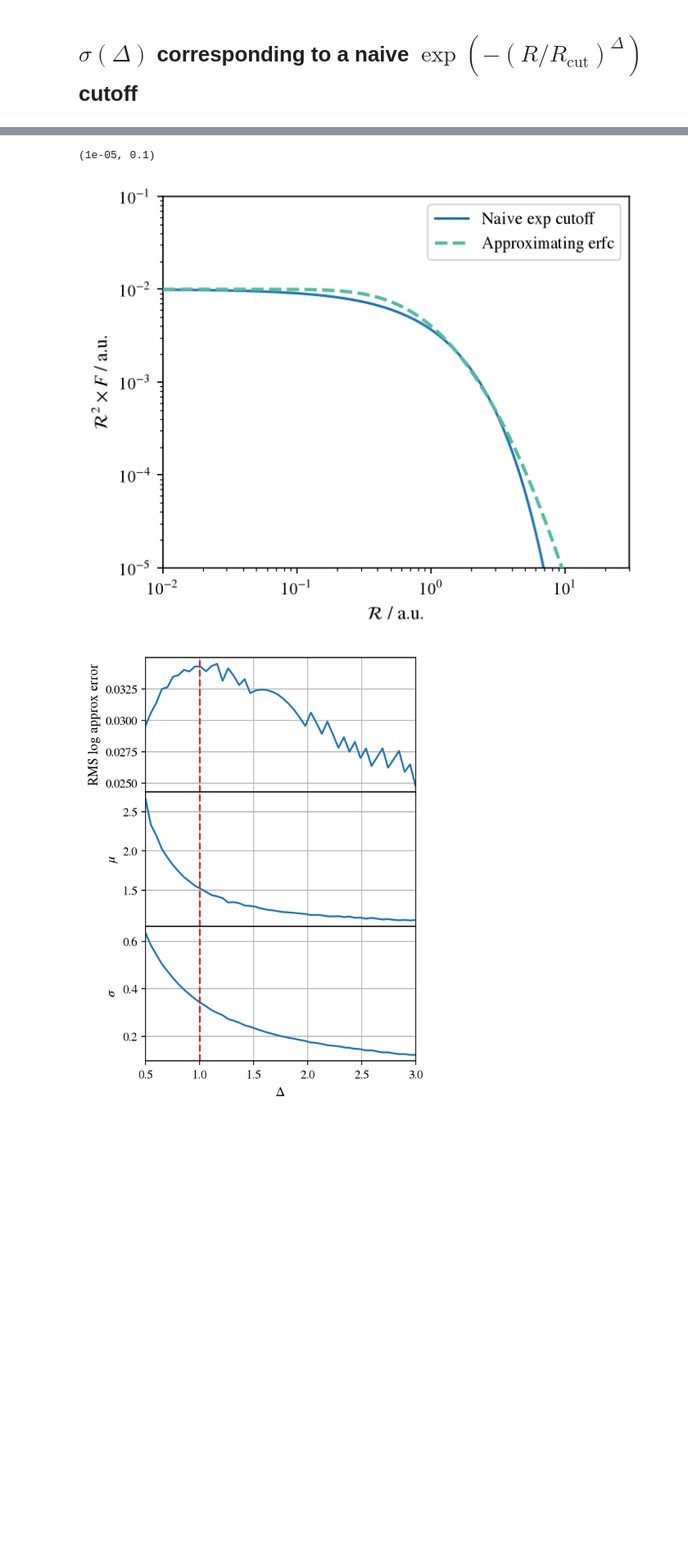
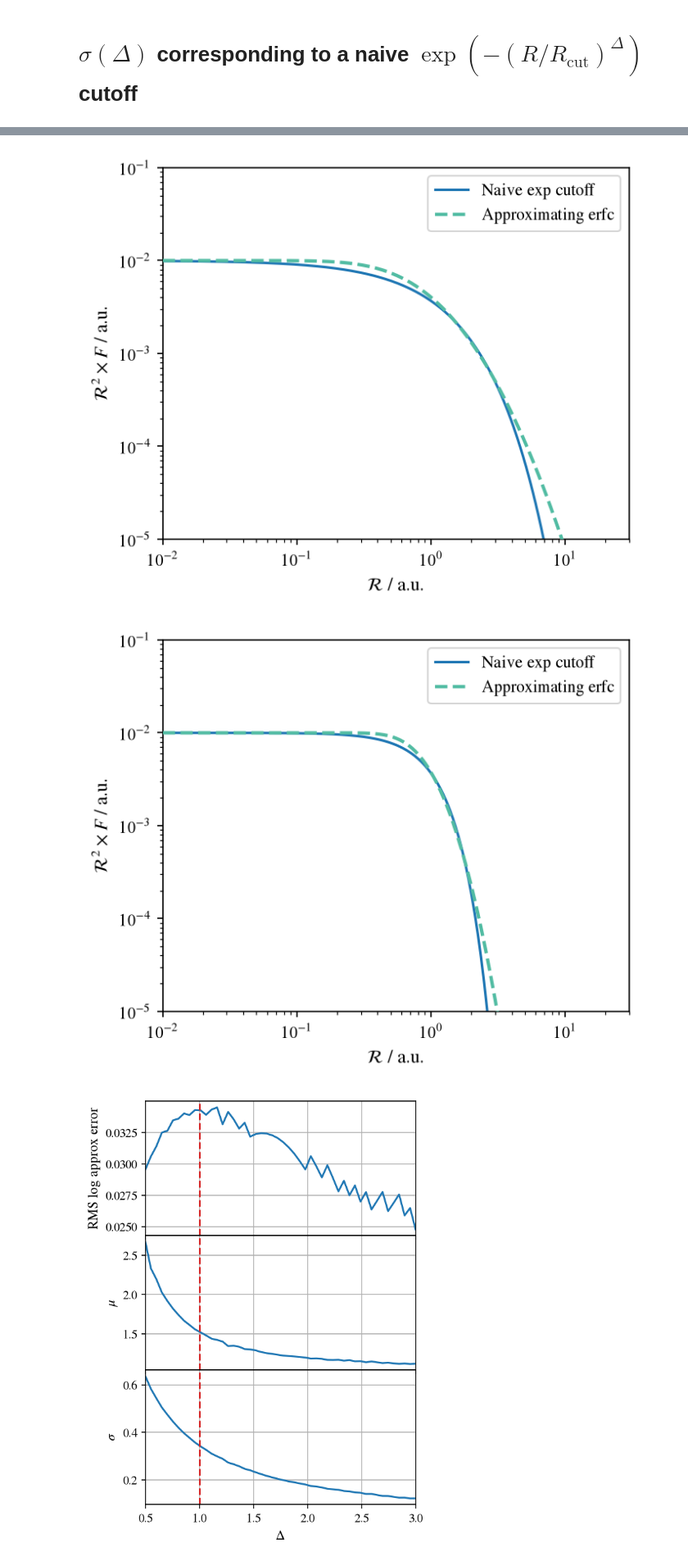
Before and after one commit to nj-vs-vh/EVA, a Jupyter notebook: notebooks/population_cutoff.ipynb, the cells around one changed output, grey strips where cells are left out. Shown at 82% size. Saved outputs shown, nothing was run; the diff lists cells and outputs as text; code cells hidden in the pictures; blank space fills up the shorter version.

```diff
--- a/notebooks/population_cutoff.ipynb
+++ b/notebooks/population_cutoff.ipynb
@@ -374,28 +412,33 @@ def fit_lognormal_to_exp(
     target_shape = single_source_exp_Delta(R_grid, mean_R_max, Delta)
     return fit_with_lognormal(R_grid, target_shape, verbose, cutoff_depth)
 # %%
-exp_shape, _, mu_bf, sigma_bf, _ = fit_lognormal_to_exp(verbose=True, Delta=1.0, cutoff_depth=1e-2)
+for Delta in (1.0, 2.0):
+    exp_shape, _, mu_bf, sigma_bf, _ = fit_lognormal_to_exp(
+        verbose=True, Delta=Delta, cutoff_depth=1e-2
+    )
 
-fig, ax = plt.subplots(figsize=(5, 4))
-ax.plot(R_grid, R_grid**2 * exp_shape, label="Naive exp cutoff")
+    print(f"Delta = {Delta} -> mu_bf = {mu_bf}, sigma_bf = {sigma_bf}")
 
-ax.plot(
-    R_grid,
-    R_grid**scale * pl(R_grid) * lognormal_dist_shape(R_grid, mu_bf, sigma_bf, beta),
-    lw=2,
-    ls="--",
-    color=CARTO_VIVID(2),
-    zorder=100,
-    label="Approximating $\\text{erfc}$",
-)
+    fig, ax = plt.subplots(figsize=(5, 4))
+    ax.plot(R_grid, R_grid**2 * exp_shape, label="Naive exp cutoff")
 
-ax.set_xlabel("$ \\mathcal{R} $ / a.u.")
-ax.set_ylabel("$ \\mathcal{R}^2 \\times F $ / a.u.")
-ax.set_xscale("log")
-ax.set_yscale("log")
-ax.legend()
-ax.set_xlim(R_grid[0], R_grid[-1])
-ax.set_ylim(1e-5, 1e-1)
+    ax.plot(
+        R_grid,
+        R_grid**scale * pl(R_grid) * lognormal_dist_shape(R_grid, mu_bf, sigma_bf, beta),
+        lw=2,
+        ls="--",
+        color=CARTO_VIVID(2),
+        zorder=100,
+        label="Approximating $\\text{erfc}$",
+    )
+
+    ax.set_xlabel("$ \\mathcal{R} $ / a.u.")
+    ax.set_ylabel("$ \\mathcal{R}^2 \\times F $ / a.u.")
+    ax.set_xscale("log")
+    ax.set_yscale("log")
+    ax.legend()
+    ax.set_xlim(R_grid[0], R_grid[-1])
+    ax.set_ylim(1e-5, 1e-1)
 # %% [output]
 Fitting up to index 230 / 300 (R = 4.7)
   message: Optimization terminated successfully.
@@ -417,5 +460,5 @@ Fitting up to index 230 / 300 (R = 4.7)
-(1e-05, 0.1)
 [figure]
+[figure, added]
 # %%
 Delta_grid = np.linspace(0.5, 3, 50)
 
```
Also changed, not shown: parts of 7 cells of this notebook, 4 other files.
